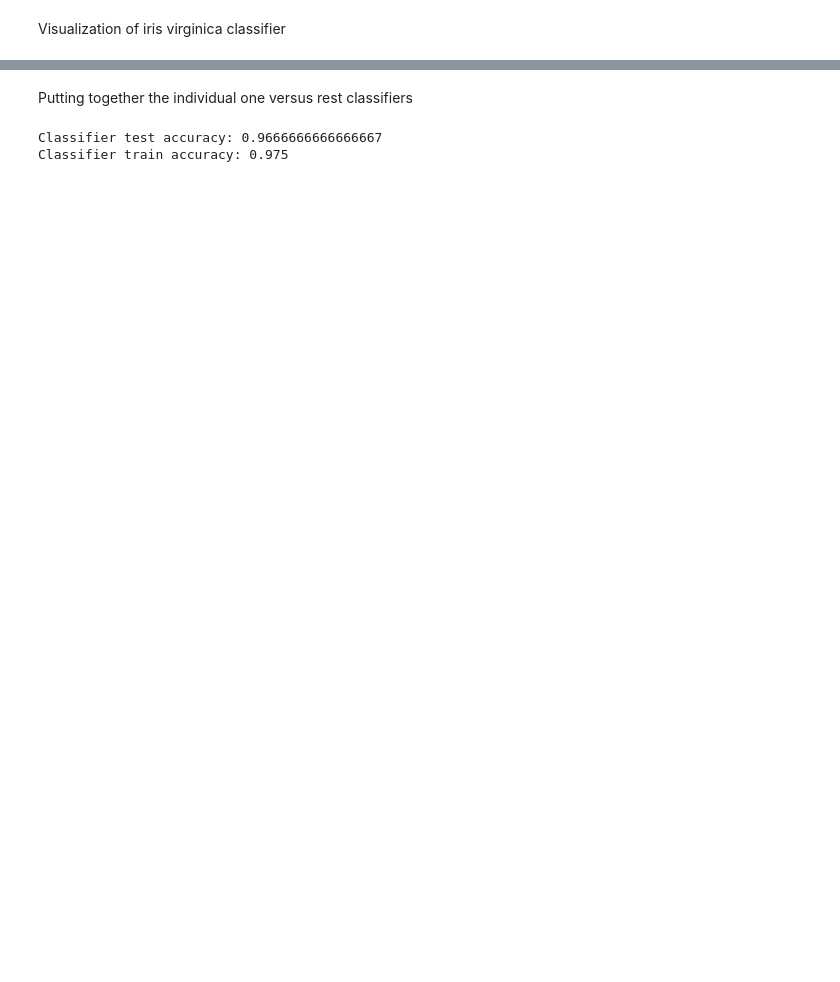
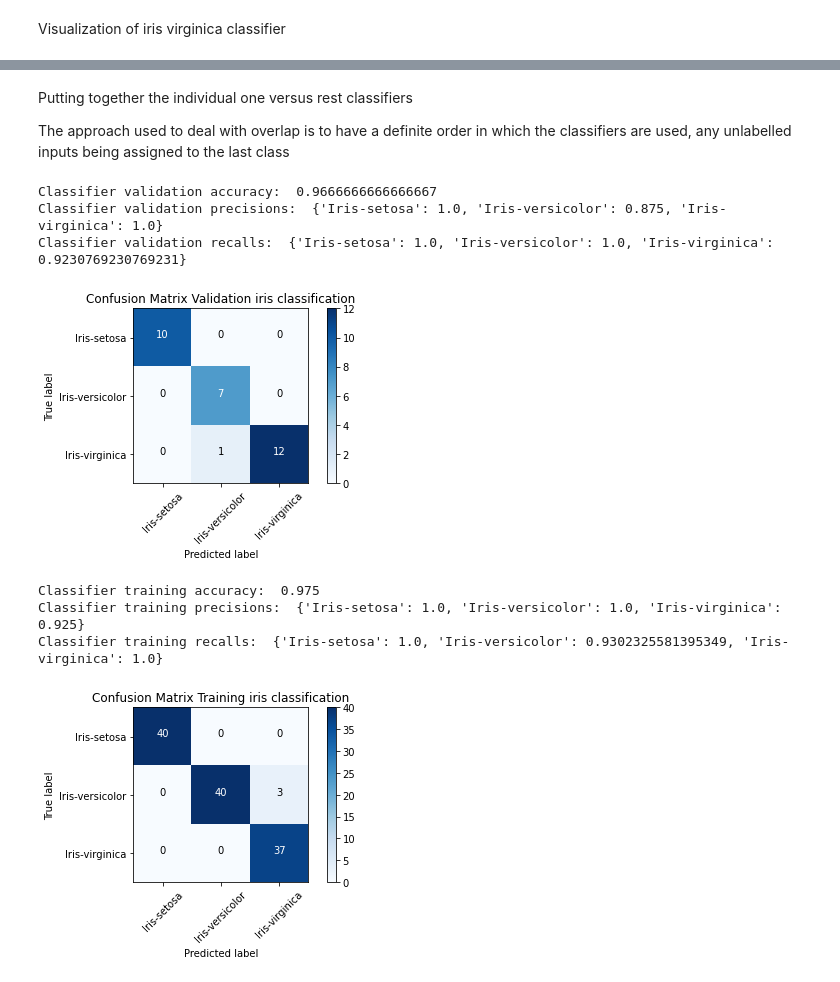
Before and after one commit to grigorescuandrei/noise-based-classifier, a Jupyter notebook: prototype/benchmark.ipynb, the cells around one changed output, grey strips where cells are left out. Drawn from its saved outputs; the diff is of its cells as text; code cells hidden in the pictures; blank space fills up the shorter version.

Commit message:
Added confusion matrix to iris dataset benchmark

```diff
--- a/prototype/benchmark.ipynb
+++ b/prototype/benchmark.ipynb
@@ -890,40 +890,93 @@ plt.show()
-# %% [markdown]
-Putting together the individual one versus rest classifiers
+# %% [markdown]
+Putting together the individual one versus rest classifiers
+
+The approach used to deal with overlap is to have a definite order in which the classifiers are used, any unlabelled inputs being assigned to the last class
 # %%
 iris_classes = ["Iris-setosa", "Iris-versicolor", "Iris-virginica"]
 iris_chromosomes = [irisSetosaBestChromosome, irisVersicolorBestChromosome, irisVirginicaBestChromosome]
 iris_classifiers = [PerlinNoise(seed=c.representation[0], octaves=c.representation[1]) for c in iris_chromosomes]
 
 def classifyIris(input):
     for i in range(len(iris_classes)):
         iris_class = iris_classes[i]
         chromosome = iris_chromosomes[i]
         solution = chromosome.representation
         threshold = solution[2]
         zOffset = solution[-1]
 
         processedInput = [] #copy.copy(input)
         for j in range(len(input)):
             scale = solution[2*j + 3]
             offset = solution[2*j + 4]
             value = input[j]
             processedInput.append(value * scale + offset)
         processedInput.append(zOffset)
 
         iris_classifier = iris_classifiers[i]
         result = iris_classifier(processedInput) + 0.5 > threshold
         if result:
             return iris_class
 
     return iris_classes[-1]
 
+def plotConfusionMatrix(cm, classNames, title):
+    from sklearn.metrics import confusion_matrix
+    import itertools
+
+    classes = classNames
+    plt.figure()
+    plt.imshow(cm, interpolation = 'nearest', cmap = 'Blues')
+    plt.title('Confusion Matrix ' + title)
+    plt.colorbar()
+    tick_marks = np.arange(len(classNames))
+    plt.xticks(tick_marks, classNames, rotation=45)
+    plt.yticks(tick_marks, classNames)
+
+    text_format = 'd'
+    thresh = cm.max() / 2.
+    for row, column in itertools.product(range(cm.shape[0]), range(cm.shape[1])):
+        plt.text(column, row, format(cm[row, column], text_format),
+                horizontalalignment = 'center',
+                color = 'white' if cm[row, column] > thresh else 'black')
+
+    plt.ylabel('True label')
+    plt.xlabel('Predicted label')
+    plt.tight_layout()
+
+    plt.show()
+
+def evalMultiClass(computedLabels, realLabels, labelNames):
+    from sklearn.metrics import confusion_matrix
+
+    confMatrix = confusion_matrix(realLabels, computedLabels)
+    acc = sum([confMatrix[i][i] for i in range(len(labelNames))]) / len(realLabels)
+    precision = {}
+    recall = {}
+    for i in range(len(labelNames)):
+        precision[labelNames[i]] = confMatrix[i][i] / sum([confMatrix[j][i] for j in range(len(labelNames))])
+        recall[labelNames[i]] = confMatrix[i][i] / sum([confMatrix[i][j] for j in range(len(labelNames))])
+    return acc, precision, recall, confMatrix
+
+
 computedResults = [classifyIris(input) for input in validationInputs]
-accuracy = computeAccuracy(computedResults, validationResults)
-print("Classifier test accuracy:", accuracy)
+acc, prec, recall, cm = evalMultiClass(computedResults, validationResults, iris_classes)
+print("Classifier validation accuracy: ", acc)
+print("Classifier validation precisions: ", prec)
+print("Classifier validation recalls: ", recall)
+plotConfusionMatrix(cm, iris_classes, "Validation")
 
 computedResults = [classifyIris(input) for input in trainInputs]
-accuracy = computeAccuracy(computedResults, trainResults)
-print("Classifier train accuracy:", accuracy)
+acc, prec, recall, cm = evalMultiClass(computedResults, trainResults, iris_classes)
+print("Classifier training accuracy: ", acc)
+print("Classifier training precisions: ", prec)
+print("Classifier training recalls: ", recall)
+plotConfusionMatrix(cm, iris_classes, "Training")
 # %% [output]
-Classifier test accuracy: 0.9666666666666667
-Classifier train accuracy: 0.975
+Classifier validation accuracy:  0.9666666666666667
+Classifier validation precisions:  {'Iris-setosa': 1.0, 'Iris-versicolor': 0.875, 'Iris-virginica': 1.0}
+Classifier validation recalls:  {'Iris-setosa': 1.0, 'Iris-versicolor': 1.0, 'Iris-virginica': 0.9230769230769231}
+[figure, added]
+Classifier training accuracy:  0.975
+Classifier training precisions:  {'Iris-setosa': 1.0, 'Iris-versicolor': 1.0, 'Iris-virginica': 0.925}
+Classifier training recalls:  {'Iris-setosa': 1.0, 'Iris-versicolor': 0.9302325581395349, 'Iris-virginica': 1.0}
+[figure, added]
```
Also changed, not shown: parts of 6 cells of this notebook.
